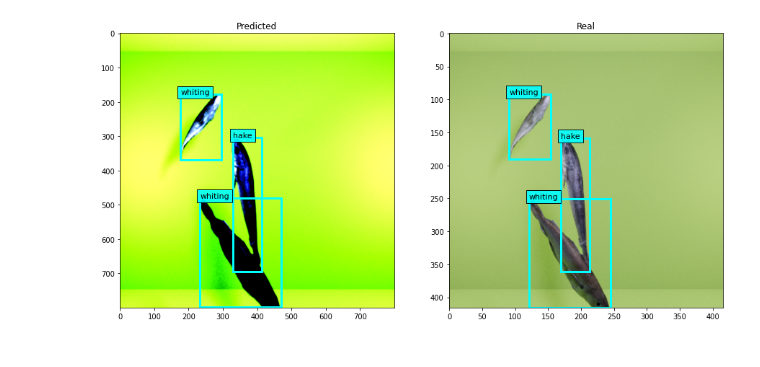
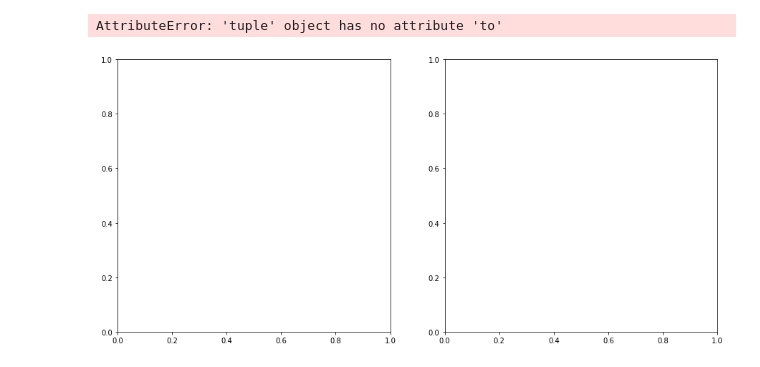
Before and after one commit to Napam/INF399-Master-DeepLearning, a Jupyter notebook: volume/DETR-BatchBoy.ipynb, the cells around one changed output. Saved outputs shown, nothing was run; the diff lists cells and outputs as text; code cells hidden in the pictures.

Commit message:
Parallell data science

```diff
--- a/volume/DETR-BatchBoy.ipynb
+++ b/volume/DETR-BatchBoy.ipynb
@@ -45,11 +39,11 @@ Cached   : 0.0 GB
 # %%
 DATA_DIR = '/mnt/blendervol/leftright_left_data'
 TABLE = 'bboxes_std'
-BATCH_SIZE = 1
+BATCH_SIZE = 4
 # %%
 utils.reloader(detr)
 
-traingen = TorchStereoDataset(DATA_DIR, TABLE, shuffle=False, imgnrs=range(8,8+BATCH_SIZE))
+traingen = TorchStereoDataset(DATA_DIR, TABLE, shuffle=False, imgnrs=range(32,32+BATCH_SIZE))
 
 loader = torch.utils.data.DataLoader(
     traingen,
@@ -58,8 +52,7 @@ loader = torch.utils.data.DataLoader(
 )
 
 X, y = next(iter(loader))
-trans = T.Compose([T.Normalize([0.485, 0.456, 0.406], [0.229, 0.224, 0.225])])
-X[0], X[1] = trans(X[0]).to(device), trans(X[1]).to(device)
+X = detr.img_handler(X, device)
 y = detr.label_handler(y, device)
 # %%
 debugs(X[0])
@@ -168,40 +172,42 @@ def plot_results(img, classes: Iterable, boxes: Iterable, classmap: Optional[Map
             except:
                 strcls = str(int(cls))
 
             ax.text(xmin, ymin, strcls, fontsize=11, bbox=dict(facecolor='cyan', alpha=0.9))
 
     if ax is None:
         ax.axis('off')
         plt.show()
 
     return ax
 
 
-def eval_model(model, img: torch.Tensor, classmap: Optional[Mapping[int, str]]=None, ax: Optional=None):
-    with torch.no_grad():
-        model.eval()
+@torch.no_grad()
+def eval_model(model, X: Tuple[torch.Tensor, torch.Tensor], classmap: Optional[Mapping[int, str]]=None, ax: Optional=None):
+    model.eval()
 
-        output = model((img[0].to(device), img[1].to(device)))
+    output = model(X)
+    boxes = output['pred_boxes'][0]
+    logits = output['pred_logits'][0]
 
-        boxes = output['pred_boxes'][0]
-        logits = output['pred_logits'][0]
+    logits_, boxes_ = detr.postprocess(logits, boxes, thresh=0.1)
 
-        logits_, boxes_ = detr.postprocess(logits, boxes)
-
-        plot_results(img[0][0].cpu().numpy().transpose((1,2,0)), logits_, boxes_, classmap, ax=ax)
+    plot_results(img[0][0].cpu().numpy().transpose((1,2,0)), logits_, boxes_, classmap, ax=ax)
 
 
 def eval_compare_model(model: nn.Module, gen: Iterable, index: int=0, classmap: Optional[Mapping[int, str]]=None):
     x, y = gen[index]
     fig, axes = plt.subplots(1,2,figsize=(15,7))
     eval_model(model, detr.img_handler([x])[0], classmap, axes[0])
     plot_results(x[0][0].cpu().numpy().transpose((1,2,0)), y['labels'], y['boxes'], classmap, axes[1])
     axes[0].set_title('Predicted')
     axes[1].set_title('Real')
 
+
 num2name = eval(open(os.path.join(DATA_DIR,"metadata.txt"), 'r').read())
+model.eval()
 for i in range(BATCH_SIZE):
     eval_compare_model(model, traingen, index=i, classmap=num2name)
     plt.show()
 # %% [output]
+AttributeError: 'tuple' object has no attribute 'to'
-[figure, old version]
+[figure, new version]
```
Also changed, not shown: parts of 5 cells of this notebook, 5 other files.
